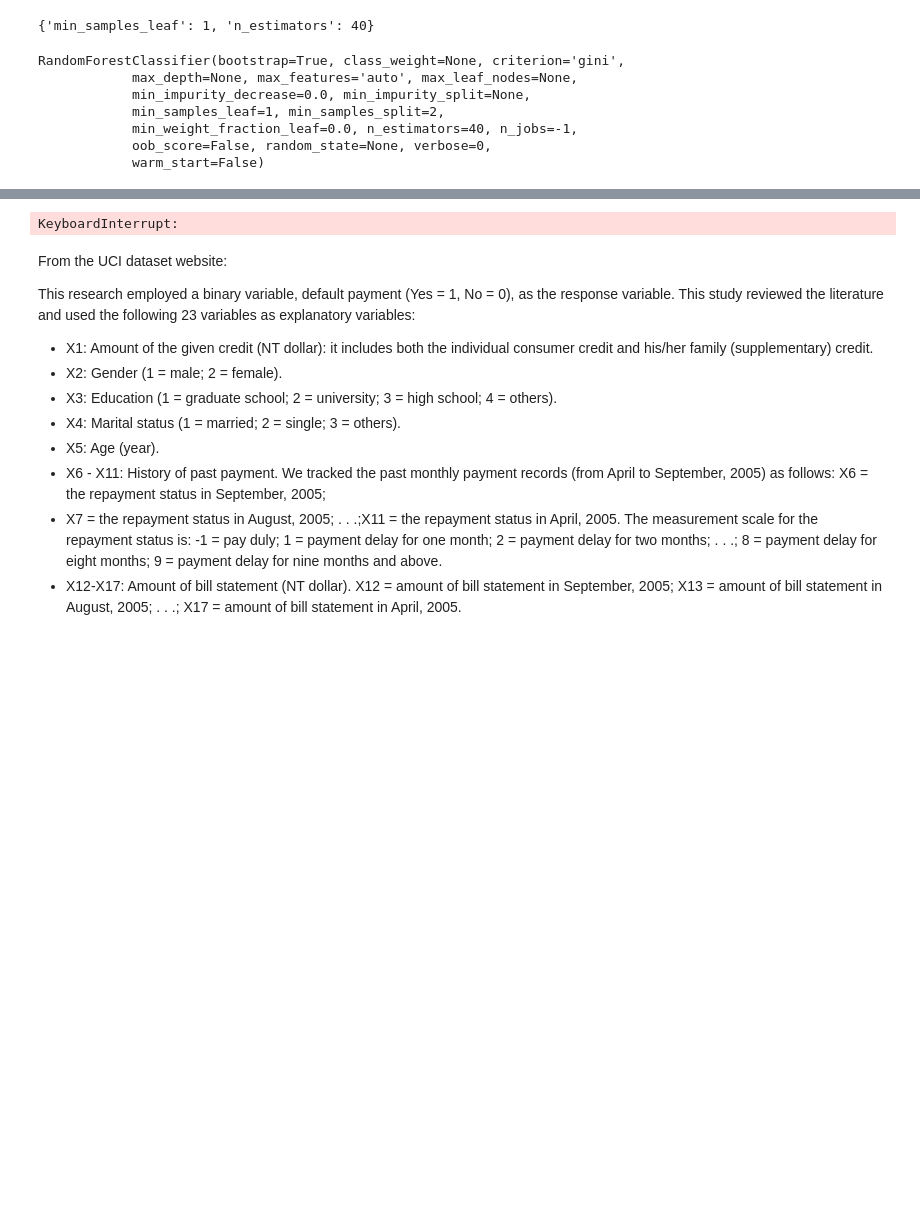
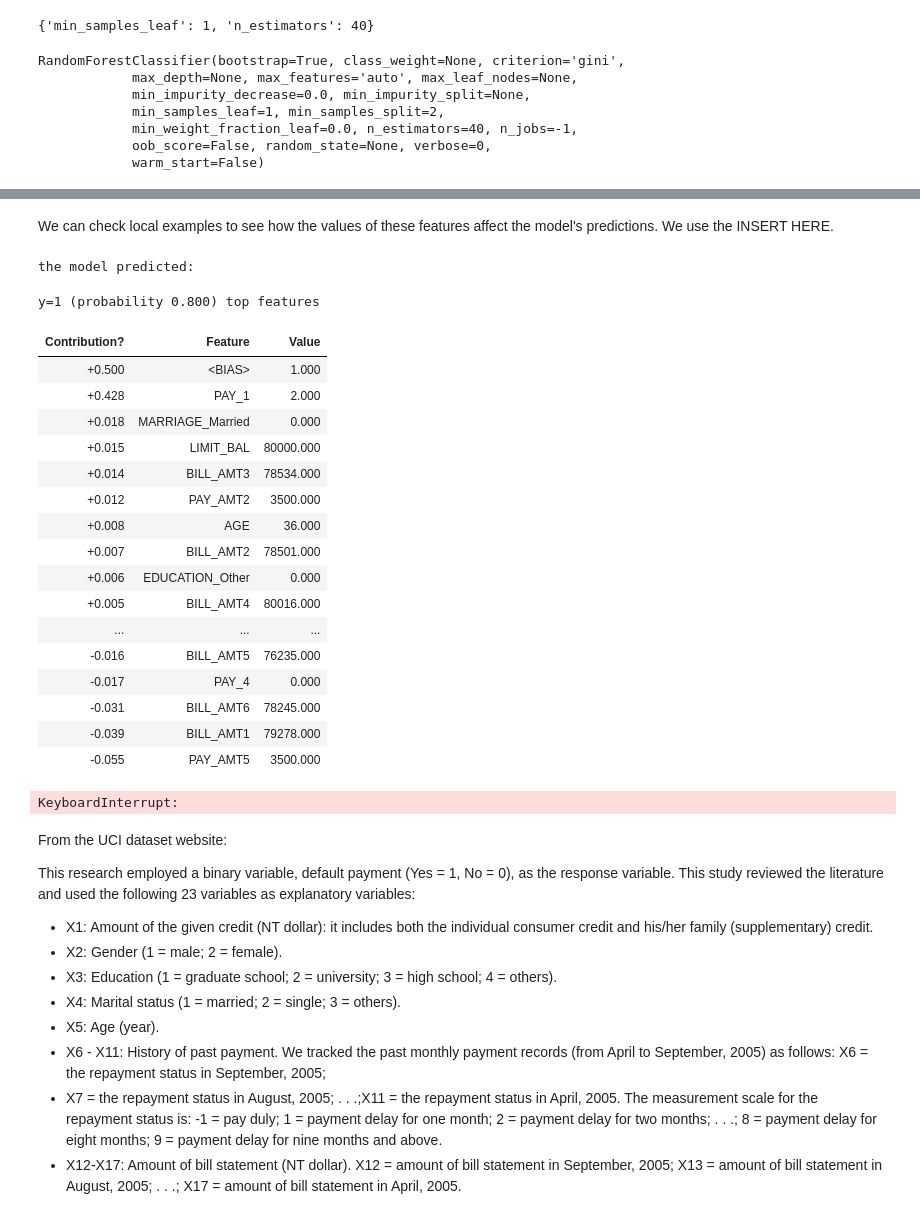
Before and after one commit to BA545-SP2019/2019-competition2-3-musketeers, a Jupyter notebook: Kevin/feature_importance-rf.ipynb, the cells around one changed output, grey strips where cells are left out. Cells and saved outputs as stored; diff of their text form; code cells hidden in the pictures; blank space fills up the shorter version.

```diff
--- a/Kevin/feature_importance-rf.ipynb
+++ b/Kevin/feature_importance-rf.ipynb
@@ -229,3 +279,32 @@ heloo
+# %% [markdown]
+
+We can check local examples to see how the values of these features affect the model's predictions. We use the INSERT HERE.
+# %%
+print(f"the model predicted:")
+eli5.show_prediction(rf, doc= X_val.values[2019],
+                     show_feature_values = True,
+                     feature_names = list(X_train.columns),
+                    )
+# %% [output]
+the model predicted:
+y=1 (probability 0.800) top features
+| Contribution? | Feature | Value |
+| +0.500 | <BIAS> | 1.000 |
+| +0.428 | PAY_1 | 2.000 |
+| +0.018 | MARRIAGE_Married | 0.000 |
+| +0.015 | LIMIT_BAL | 80000.000 |
+| +0.014 | BILL_AMT3 | 78534.000 |
+| +0.012 | PAY_AMT2 | 3500.000 |
+| +0.008 | AGE | 36.000 |
+| +0.007 | BILL_AMT2 | 78501.000 |
+| +0.006 | EDUCATION_Other | 0.000 |
+| +0.005 | BILL_AMT4 | 80016.000 |
+| ... | ... | ... |
+| -0.016 | BILL_AMT5 | 76235.000 |
+| -0.017 | PAY_4 | 0.000 |
+| -0.031 | BILL_AMT6 | 78245.000 |
+| -0.039 | BILL_AMT1 | 79278.000 |
+| -0.055 | PAY_AMT5 | 3500.000 |
 # %%
 # set up random search
 
```
Also changed, not shown: parts of 15 cells of this notebook.
